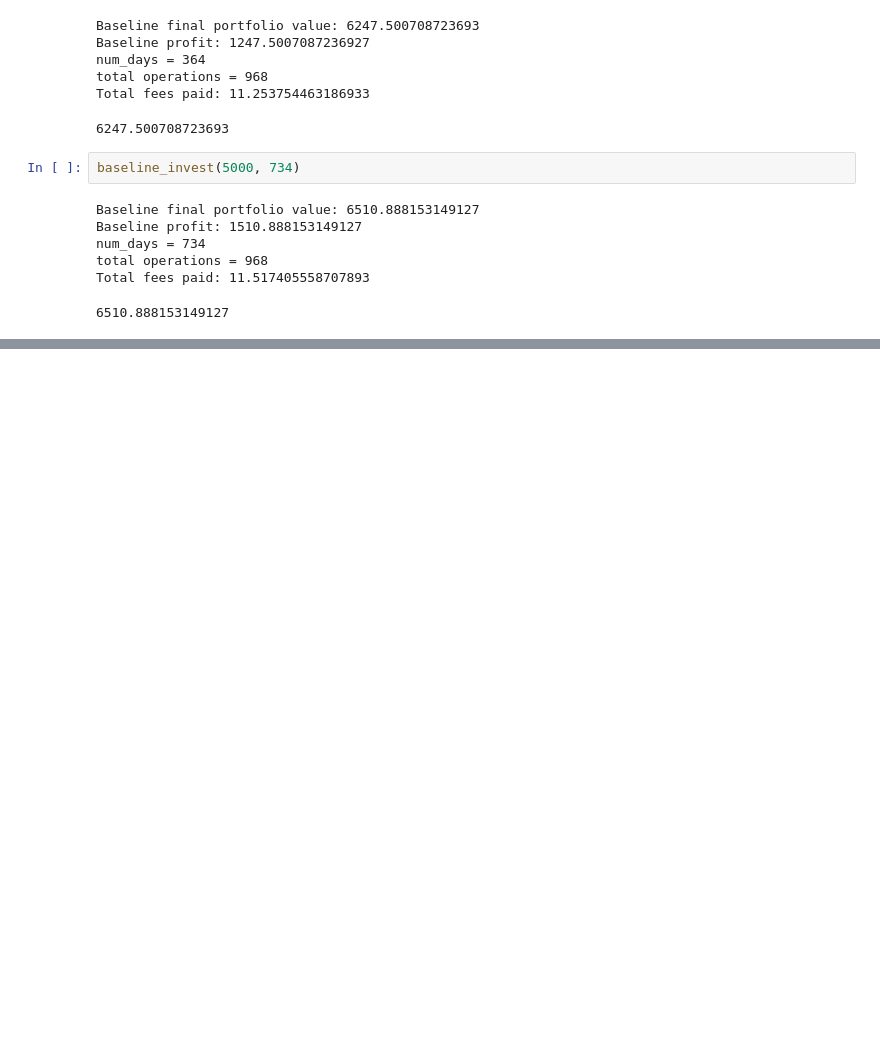
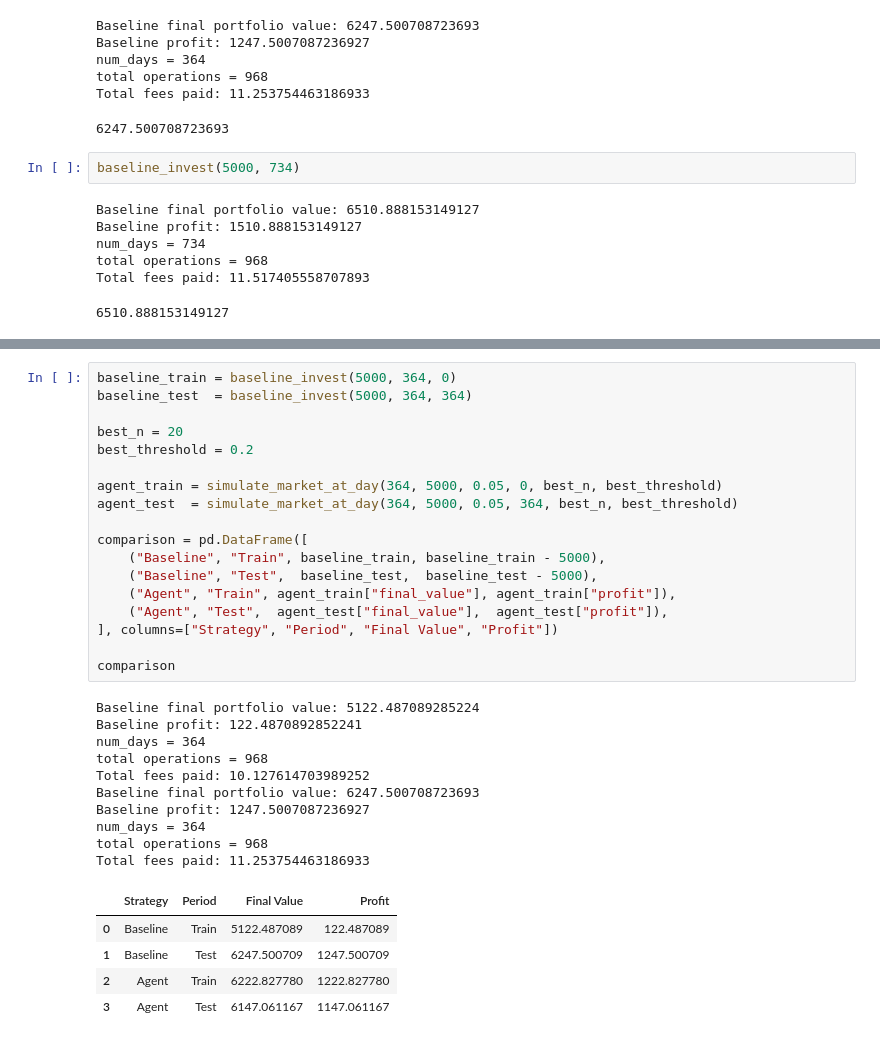
Before and after one commit to TheHamad2023/Stock-Agent, a Jupyter notebook: agent.ipynb, the cells around one changed output, grey strips where cells are left out. Cells and saved outputs as stored; diff of their text form; blank space fills up the shorter version.

```diff
--- a/agent.ipynb
+++ b/agent.ipynb
@@ -777,0 +675,34 @@ Total profit: 807.6391835441291
+# %%
+baseline_train = baseline_invest(5000, 364, 0)
+baseline_test  = baseline_invest(5000, 364, 364)
+
+best_n = 20
+best_threshold = 0.2
+
+agent_train = simulate_market_at_day(364, 5000, 0.05, 0, best_n, best_threshold)
+agent_test  = simulate_market_at_day(364, 5000, 0.05, 364, best_n, best_threshold)
+
+comparison = pd.DataFrame([
+    ("Baseline", "Train", baseline_train, baseline_train - 5000),
+    ("Baseline", "Test",  baseline_test,  baseline_test - 5000),
+    ("Agent", "Train", agent_train["final_value"], agent_train["profit"]),
+    ("Agent", "Test",  agent_test["final_value"],  agent_test["profit"]),
+], columns=["Strategy", "Period", "Final Value", "Profit"])
+
+comparison
+# %% [output]
+Baseline final portfolio value: 5122.487089285224
+Baseline profit: 122.4870892852241
+num_days = 364
+total operations = 968
+Total fees paid: 10.127614703989252
+Baseline final portfolio value: 6247.500708723693
+Baseline profit: 1247.5007087236927
+num_days = 364
+total operations = 968
+Total fees paid: 11.253754463186933
+|  | Strategy | Period | Final Value | Profit |
+| 0 | Baseline | Train | 5122.487089 | 122.487089 |
+| 1 | Baseline | Test | 6247.500709 | 1247.500709 |
+| 2 | Agent | Train | 6222.827780 | 1222.827780 |
+| 3 | Agent | Test | 6147.061167 | 1147.061167 |
```
Also changed, not shown: parts of 13 cells of this notebook.
